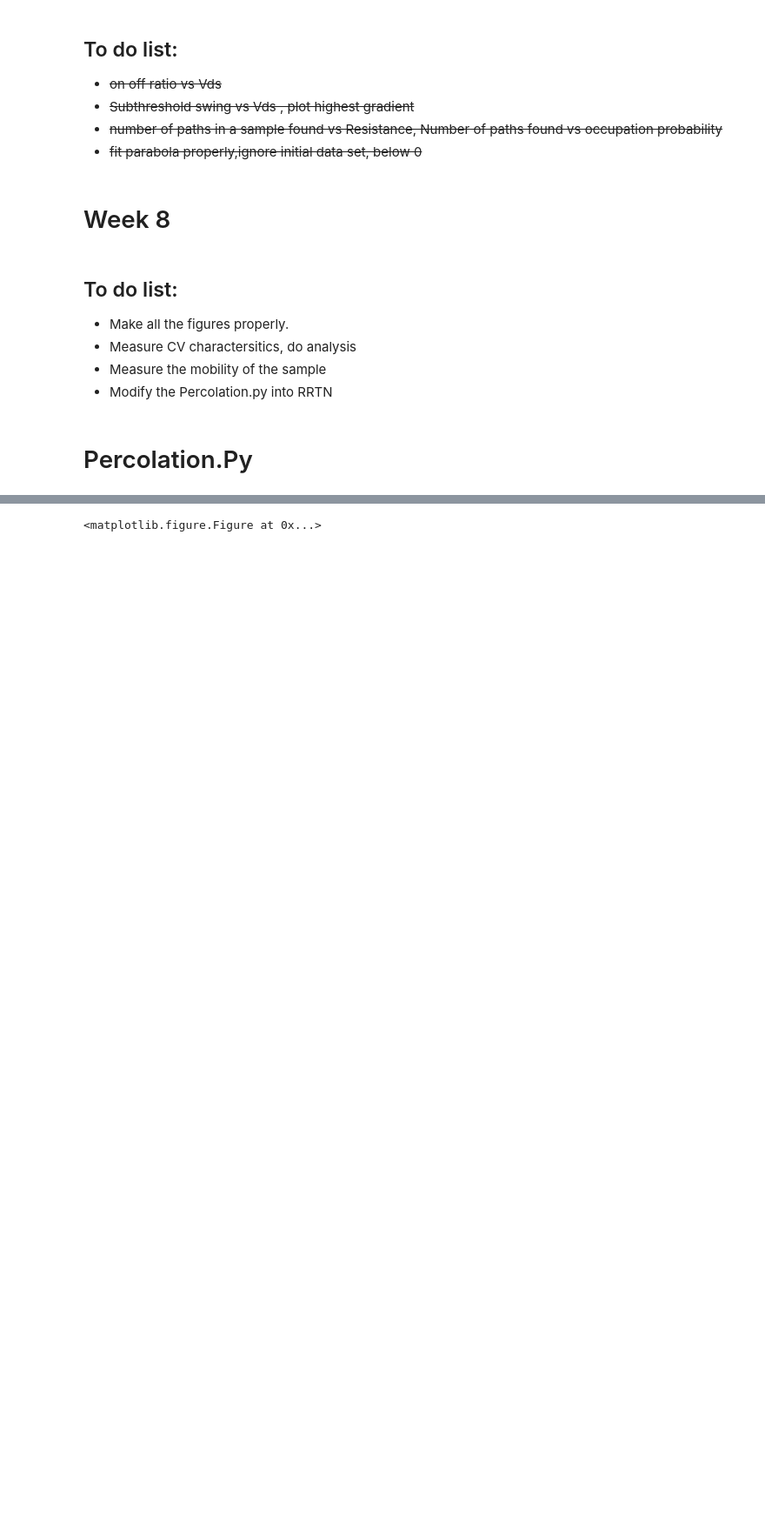
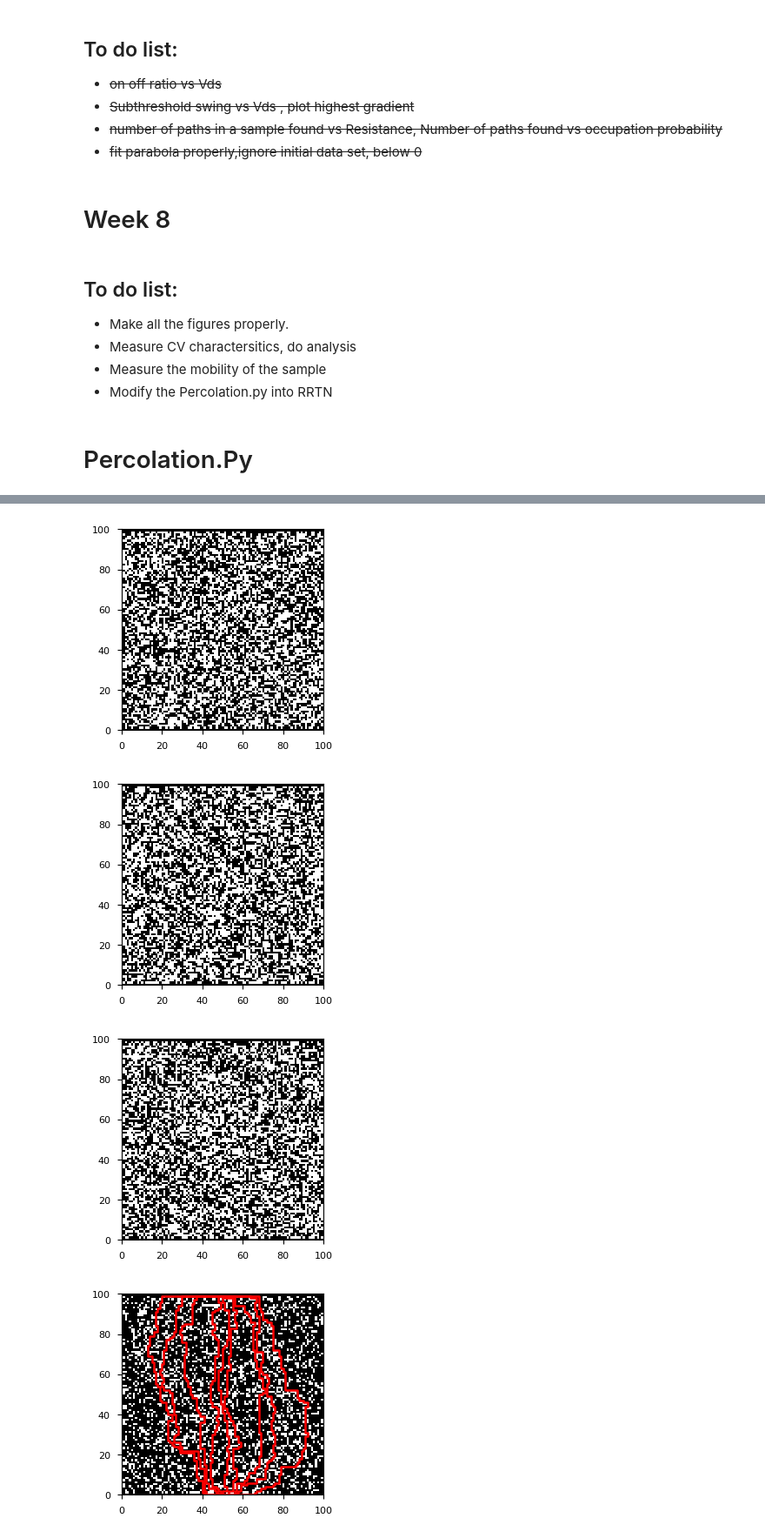
Before and after one commit to prabowobagas/Jupyter-Notebook-Thesis, a Jupyter notebook: Weekly Journal.ipynb, the cells around one changed output, grey strips where cells are left out. Shown: that part at 87% size. Drawn from its saved outputs; the diff is of its cells as text; code cells hidden in the pictures; blank space fills up the shorter version.

```diff
--- a/Weekly Journal.ipynb
+++ b/Weekly Journal.ipynb
@@ -724,14 +724,14 @@ def shortest10_paths(width, height, occupation_probability):
     sample.GenerateWall()
     n_path = 0
 
-#     fig1, ax1 = plt.subplots(1)
-#     cmap = cm.colors.ListedColormap(['white','black'])
-#     ax1.pcolor(sample.grid, cmap=cmap)
-#     fig1.set_size_inches(3, 3)
+    fig1, ax1 = plt.subplots(1)
+    cmap = cm.colors.ListedColormap(['white','black'])
+    ax1.pcolor(sample.grid, cmap=cmap)
+    fig1.set_size_inches(3, 3)
 
     path_sum = []   #list for path sum array
 
-    for i in range(0,100):     # find 10 independent paths ## CURRENTLY SET AT 100, set at the sample size
+    for i in range(0,9):     # find 10 independent paths ## CURRENTLY SET AT 100, set at the sample size
         came_from, cost_so_far = a_star_search(sample, start, goal)
         path, path_flag = pathfinder(came_from, start=start, goal=goal)
         for coordinate in path:      # Exclude coordinates in the top and bottom row
@@ -739,7 +739,7 @@ def shortest10_paths(width, height, occupation_probability):
                 if coordinate [1] != 0:
                     sample.wall.append(coordinate)
                     sample.grid[int(coordinate[1]), int(coordinate[0])] = 0
-#         ax1.plot(*zip(*path), color='red', linewidth=1.80)
+        ax1.plot(*zip(*path), color='red', linewidth=1.80)
 
         if path_flag is True:
             path_sum.append(cost_so_far[goal])
@@ -749,6 +749,7 @@ def shortest10_paths(width, height, occupation_probability):
         sample_resistance = 0
     else:
         sample_resistance = parallel_resistance(path_sum)   #collective sum of resistant
+
 #     plt.savefig('Figures\\pc-' + str(occupation_probability) + '.pdf', format='pdf', dpi=300)
     return sample_resistance, n_path
 
@@ -759,7 +760,7 @@ height = 100
 resistance_array = []
 path_num_avg = []
 
-num = 40     # number of linspace for occupation probability
+num = 3     # number of linspace for occupation probability
 n = 3     #number of retries
 occupy_range = np.linspace(0.5,0.99, num=num)
 
@@ -780,34 +781,37 @@ for occupy in occupy_range:        # occupy_range if no paths, resistance is set
 
 
     sample_resistance = [x for x in sample_resistance if x != 0]
     indv_path_num = [x for x in indv_path_num if x != 0]
 
     if sum(sample_resistance) == 0:
         resistance_array.append(0)
         path_num_avg.append(0)
     else:
         average_resistance = np.average(sample_resistance)
         average_path_number = np.average(indv_path_num)
 
         resistance_array.append(average_resistance)
         path_num_avg.append(average_path_number)  #resistance_array => average resistance on the sample after looped
 
     progress += 1
     f.value = progress
 
 
-data = list(zip(path_num_avg, resistance_array, occupy_range))
-df = pd.DataFrame(data, columns=['Number of Paths', 'Resistance','Occupation Probability'])
-df.to_csv('PercSimData\\Sample_resistance\\sample_property_25path_search_num=' + str(num) + '.txt', sep='\t', index=False)
+# data = list(zip(path_num_avg, resistance_array, occupy_range))
+# df = pd.DataFrame(data, columns=['Number of Paths', 'Resistance','Occupation Probability'])
+# df.to_csv('PercSimData\\Sample_resistance\\sample_property_25path_search_num=' + str(num) + '.txt', sep='\t', index=False)
 
 
 # ax1.tick_params(axis = 'both', which = 'major', labelsize = 10)
 # fig1 = plt.figure(1)
 # ax = fig1.add_subplot(1, 1, 1)
 # ax.plot(occupy_range,resistance_array)
 
 # ax.set_ylabel('Resistance',fontsize=11)
 # Note that there are precision issue. nanmean is f4 precision.
 # %% [output]
 [interactive output not drawn]
-<matplotlib.figure.Figure at 0x...>
+[figure, added]
+[figure, added]
+[figure, added]
+[figure, added]
```
Also changed, not shown: parts of 7 cells of this notebook, 6 other files.
